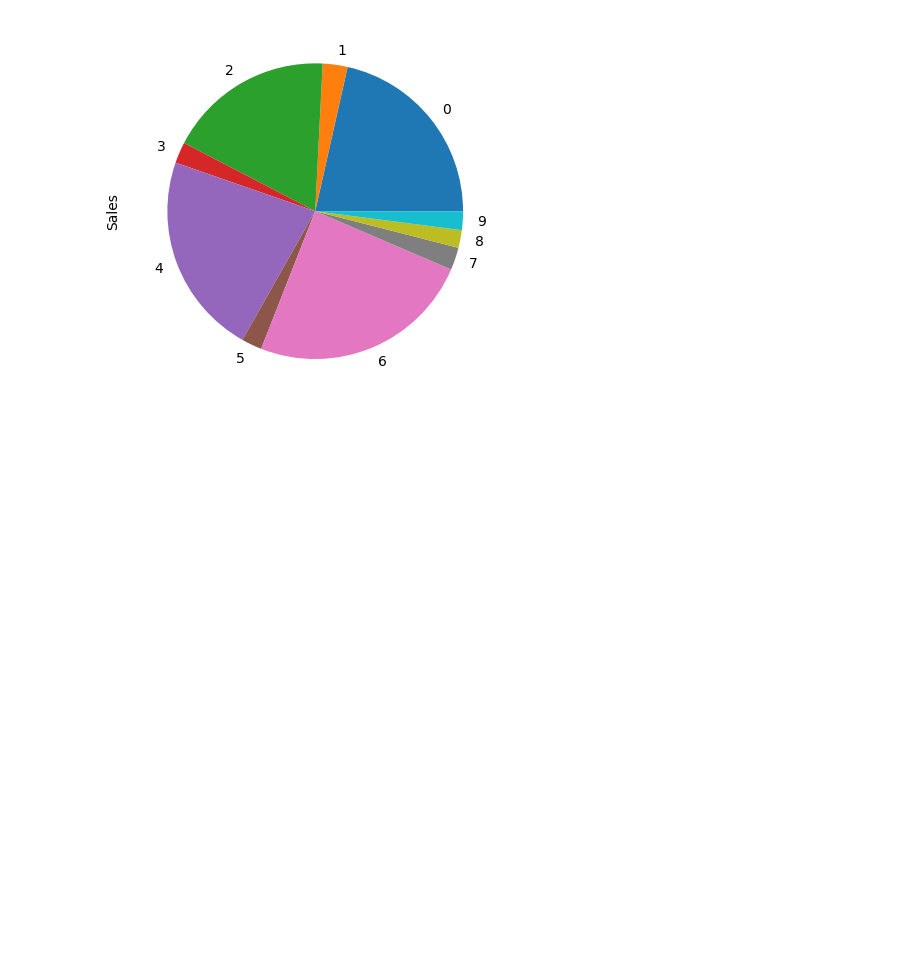
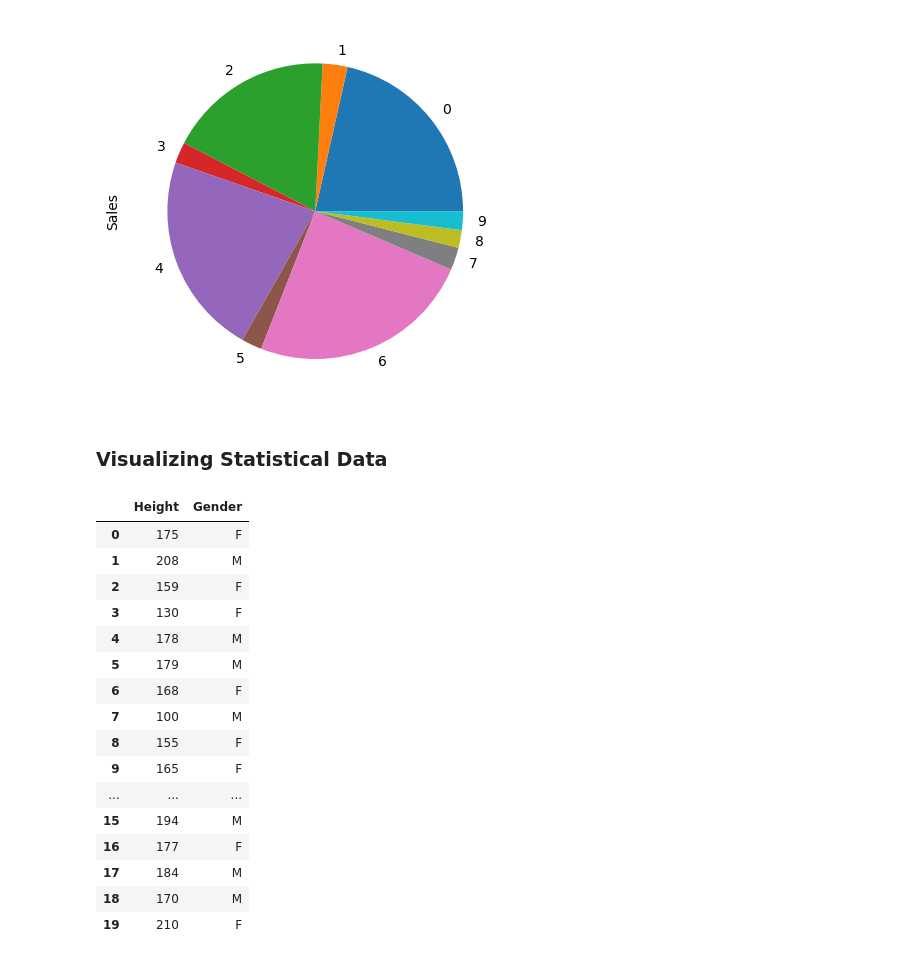
Before and after one commit to mlhudson1/CIDM4310-70_Pandas, a Jupyter notebook: Chapter8.ipynb, the cells around one changed output. Cells and saved outputs as stored; diff of their text form; code cells hidden in the pictures; blank space fills up the shorter version.

```diff
--- a/Chapter8.ipynb
+++ b/Chapter8.ipynb
@@ -346,3 +346,29 @@ df
 df.plot(kind='pie', y='Sales', legend = False);
 # %% [output]
 [figure]
+# %% [markdown]
+### Visualizing Statistical Data
+# %%
+df=pd.DataFrame({
+    'Height':[175,208,159,130,178,179,168,100,155,165,195,250,190,157,153,194,177,184,170,210],
+    'Gender':['F','M','F','F','M','M','F','M','F','F','M','M','F','M','M','M','F','M','M','F']
+})
+df
+# %% [output]
+|  | Height | Gender |
+| 0 | 175 | F |
+| 1 | 208 | M |
+| 2 | 159 | F |
+| 3 | 130 | F |
+| 4 | 178 | M |
+| 5 | 179 | M |
+| 6 | 168 | F |
+| 7 | 100 | M |
+| 8 | 155 | F |
+| 9 | 165 | F |
+| ... | ... | ... |
+| 15 | 194 | M |
+| 16 | 177 | F |
+| 17 | 184 | M |
+| 18 | 170 | M |
+| 19 | 210 | F |
```
Also changed, not shown: parts of 1 cell of this notebook.
